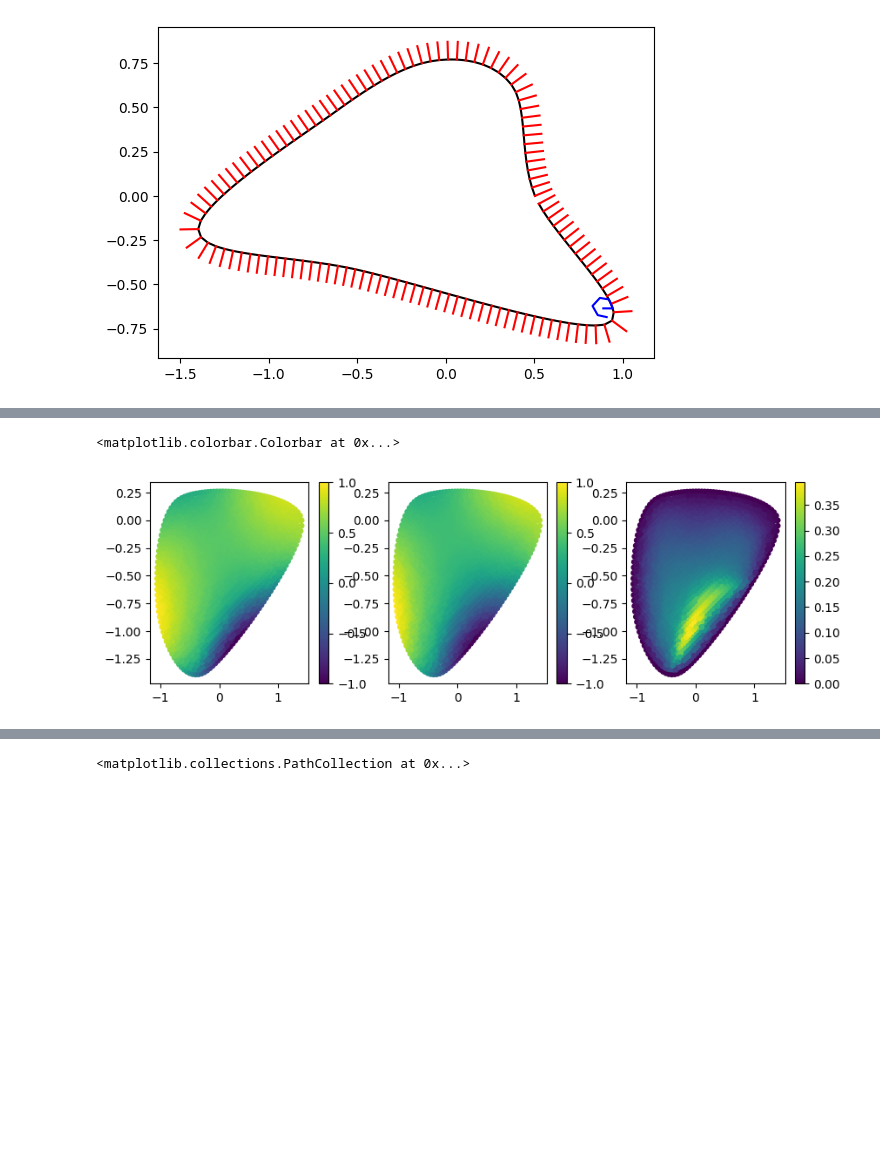
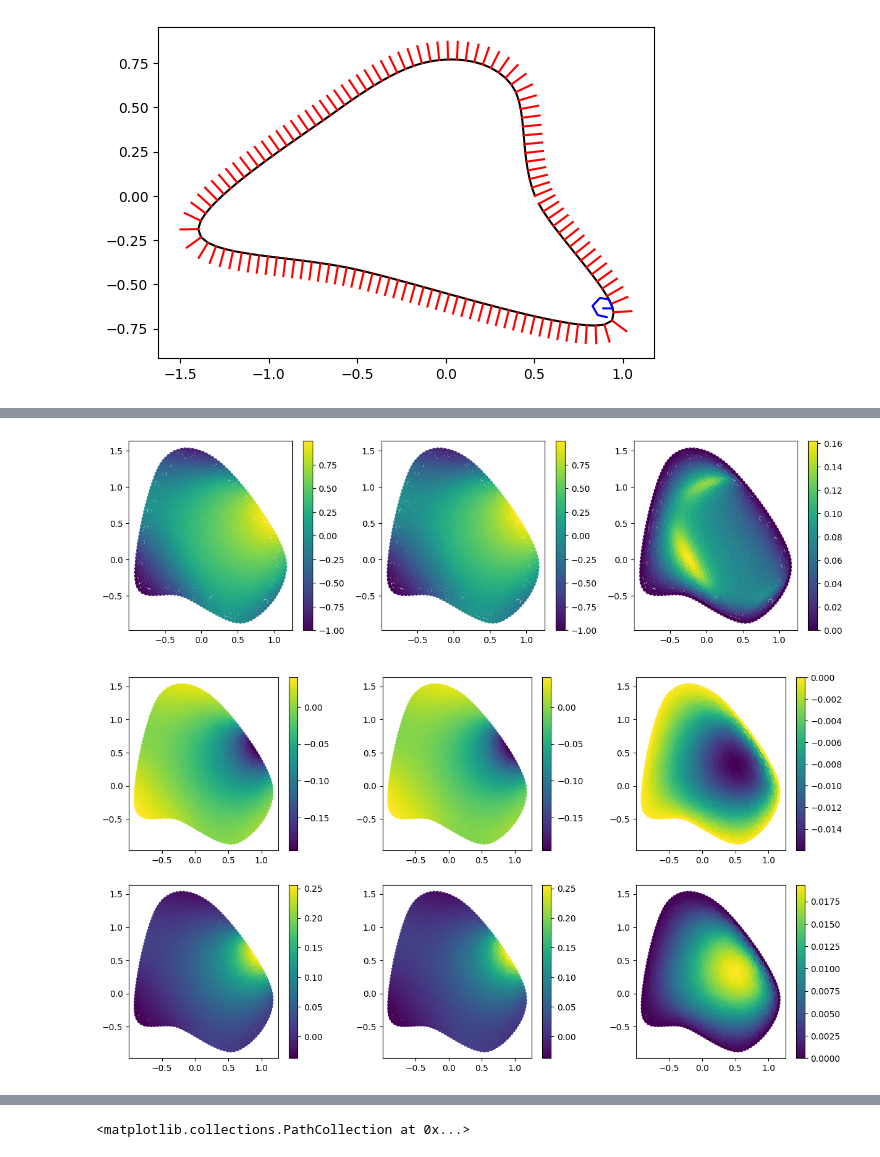
Before and after one commit to jh6220/SINNs-FEM, a Jupyter notebook: SINNs_FEM_training.ipynb, the cells around one changed output, grey strips where cells are left out. Saved outputs shown, nothing was run; the diff lists cells and outputs as text; code cells hidden in the pictures; blank space fills up the shorter version.

```diff
--- a/SINNs_FEM_training.ipynb
+++ b/SINNs_FEM_training.ipynb
@@ -1312,3 +1404,45 @@ plt.gca().set_yscale('log')
+# %%
+idx_data = 2
+
+u_model,l_model = SINNsPredict(data[idx_data],encoderB,decoder,P,r,s_alphaBE)
+l_enc = EncodeData(data[idx_data],encoder,encoderB, nodesIE, s_alphaBE)
+u = data[idx_data]['l']
+nodes = data[idx_data]['nodes']
+
+ms = 15
+plt.figure(figsize=(15,4))
+plt.subplot(1,3,1)
+plt.scatter(nodes[:,0],nodes[:,1],c=u[:,0],s=ms)
+plt.gca().set_aspect('equal', adjustable='box')
+plt.colorbar()
+plt.subplot(1,3,2)
+plt.scatter(nodes[:,0],nodes[:,1],c=u_model[:,0],s=ms)
+plt.gca().set_aspect('equal', adjustable='box')
+plt.colorbar()
+plt.subplot(1,3,3)
+plt.scatter(nodes[:,0],nodes[:,1],c=u[:,0]-u_model[:,0],s=ms)
+plt.gca().set_aspect('equal', adjustable='box')
+plt.colorbar()
+plt.show()
+
+r = l_enc.shape[-1]
+plt.figure(figsize=(15,4*l_enc.shape[-1]))
+for i in range(r):
+    plt.subplot(r,3,3*i+1)
+    plt.scatter(nodes[:,0],nodes[:,1],c=l_enc[:,i],s=ms)
+    plt.gca().set_aspect('equal', adjustable='box')
+    plt.colorbar()
+    plt.subplot(r,3,3*i+2)
+    plt.scatter(nodes[:,0],nodes[:,1],c=l_model[:,i],s=ms)
+    plt.gca().set_aspect('equal', adjustable='box')
+    plt.colorbar()
+    plt.subplot(r,3,3*i+3)
+    plt.scatter(nodes[:,0],nodes[:,1],c=l_enc[:,i]-l_model[:,i],s=ms)
+    plt.gca().set_aspect('equal', adjustable='box')
+    plt.colorbar()
+# %% [output]
+[figure, added]
+[figure, added]
 # %%
 def GetK_el_triang(A,nodes):
     r = int(A.shape[0]/2)
@@ -1475,18 +1579,3 @@ u_model,l_model = SINNsPredict(data[1],encoderB,decoder,A,r,s_alphaBE)
-# %%
-ms = 15
-plt.figure(figsize=(10,3))
-plt.subplot(1,3,1)
-plt.scatter(nodes[:,0],nodes[:,1],c=u[:,0],s=ms)
-plt.colorbar()
-plt.subplot(1,3,2)
-plt.scatter(nodes[:,0],nodes[:,1],c=u_model[:,0],s=ms)
-plt.colorbar()
-plt.subplot(1,3,3)
-plt.scatter(nodes[:,0],nodes[:,1],c=u[:,0]-u_model[:,0],s=ms)
-plt.colorbar()
-# %% [output]
-<matplotlib.colorbar.Colorbar at 0x...>
-[figure, removed]
 # %%
 ms = 15
 plt.figure(figsize=(10,3))
```
Also changed, not shown: parts of 8 cells of this notebook, 1 other file.
